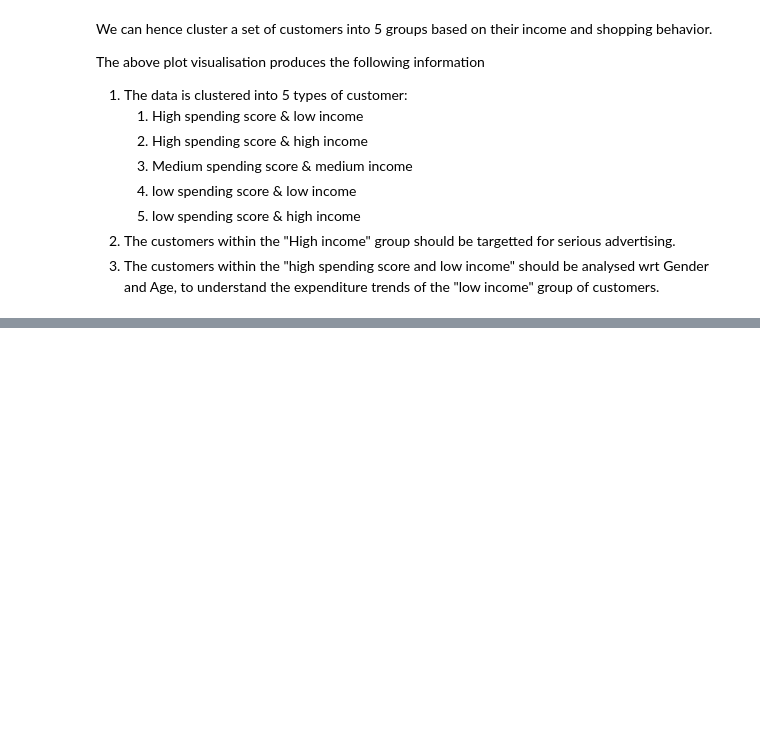
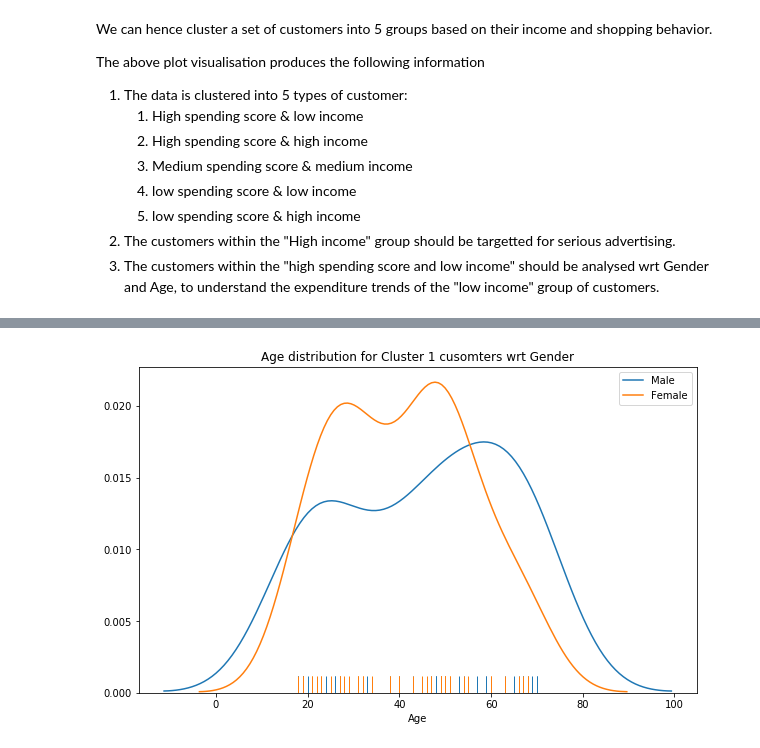
Before and after one commit to Shankhanil/Customer-data-analysis, a Jupyter notebook: Analysis of Customer data of a Mall.ipynb, the cells around one changed output, grey strips where cells are left out. Saved outputs shown, nothing was run; the diff lists cells and outputs as text; code cells hidden in the pictures; blank space fills up the shorter version.

```diff
--- a/Analysis of Customer data of a Mall.ipynb
+++ b/Analysis of Customer data of a Mall.ipynb
@@ -210,3 +210,8 @@ The above plot visualisation produces the following information
     5. low spending score & high income
 2. The customers within the "High income" group should be targetted for serious advertising.
 3. The customers within the "high spending score and low income" should be analysed wrt Gender and Age, to understand the expenditure trends of the "low income" group of customers.
+# %%
+# Analysis of the customers belonging to "High spending score and low income" cluster, aka cluster1
+
+data_c1 = data[data['cluster'] == 1]
+data_c1.head(10)
@@ -212,0 +230,11 @@ The above plot visualisation produces the following information
+# %%
+# analysing the age distribution of cluster 1 data wrt gender
+
+plt.figure(1, figsize = (10,6))
+for gender in ['Male', 'Female']:
+    sns.distplot(data_c1[data_c1['Gender'] == gender]['Age'], hist=False, rug = True, label=gender)
+plt.title('Age distribution for Cluster 1 cusomters wrt Gender')
+plt.legend()
+plt.show()
+# %% [output]
+[figure, added]
```
Also changed, not shown: parts of 1 cell of this notebook.
